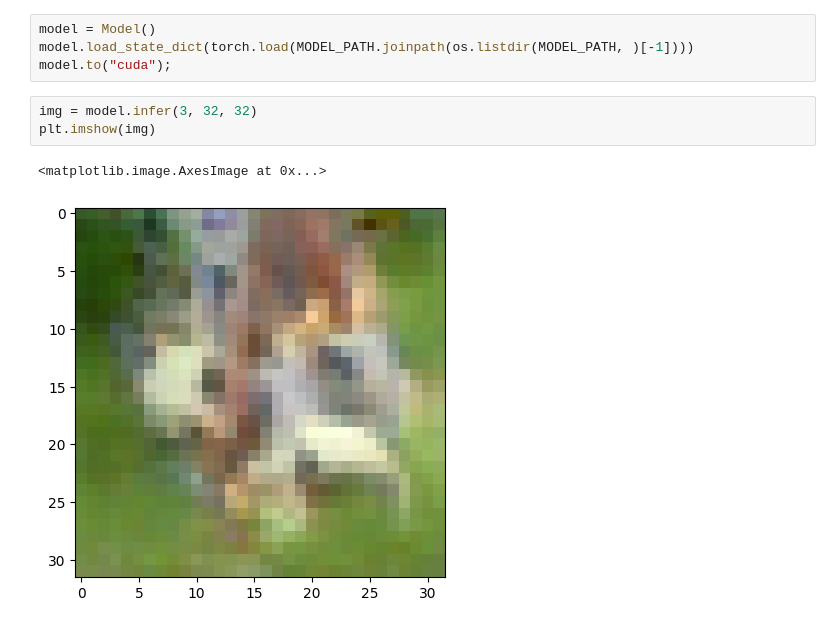
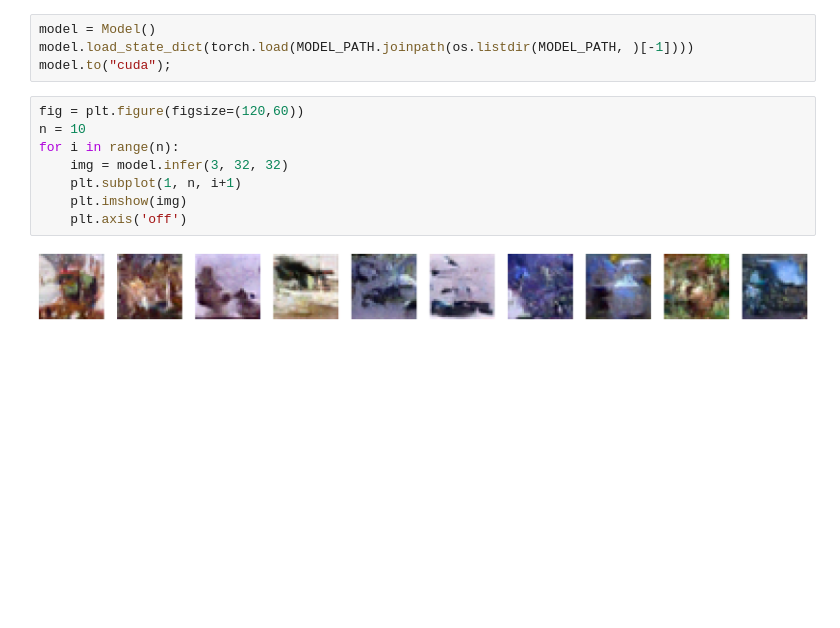
Before and after one commit to jrunkening/diffusion, a Jupyter notebook: notebook/inference.ipynb, the cells around one changed output. Saved outputs shown, nothing was run; the diff lists cells and outputs as text; blank space fills up the shorter version.

Commit message:
Inference

```diff
--- a/notebook/inference.ipynb
+++ b/notebook/inference.ipynb
@@ -10,9 +10,13 @@ MODEL_PATH = Path("../model")
 model = Model()
 model.load_state_dict(torch.load(MODEL_PATH.joinpath(os.listdir(MODEL_PATH, )[-1])))
 model.to("cuda");
-# %%
-img = model.infer(3, 32, 32)
-plt.imshow(img)
-# %% [output]
-<matplotlib.image.AxesImage at 0x...>
-[figure, removed]
+# %%
+fig = plt.figure(figsize=(120,60))
+n = 10
+for i in range(n):
+    img = model.infer(3, 32, 32)
+    plt.subplot(1, n, i+1)
+    plt.imshow(img)
+    plt.axis('off')
+# %% [output]
+[figure, added]
```
Also changed, not shown: 1 other file.
